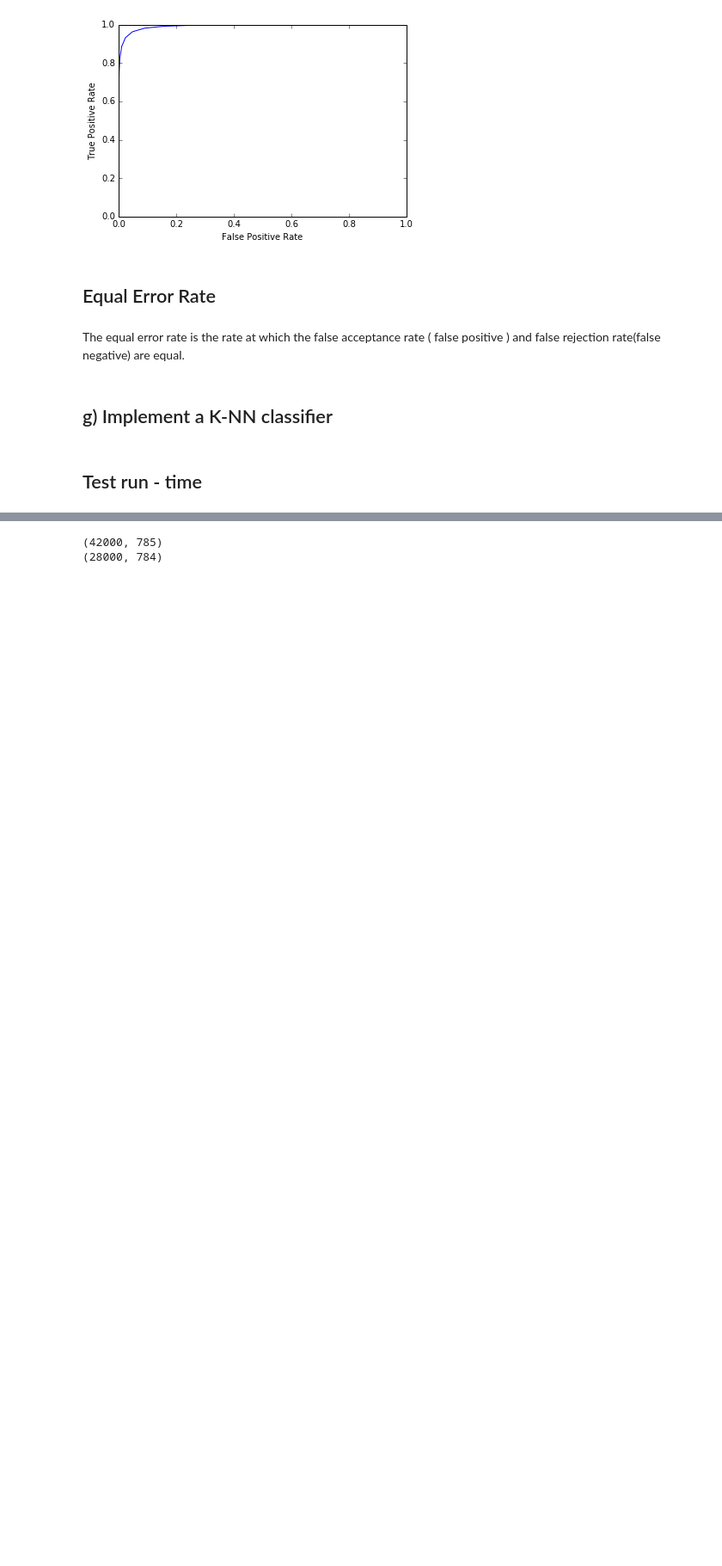
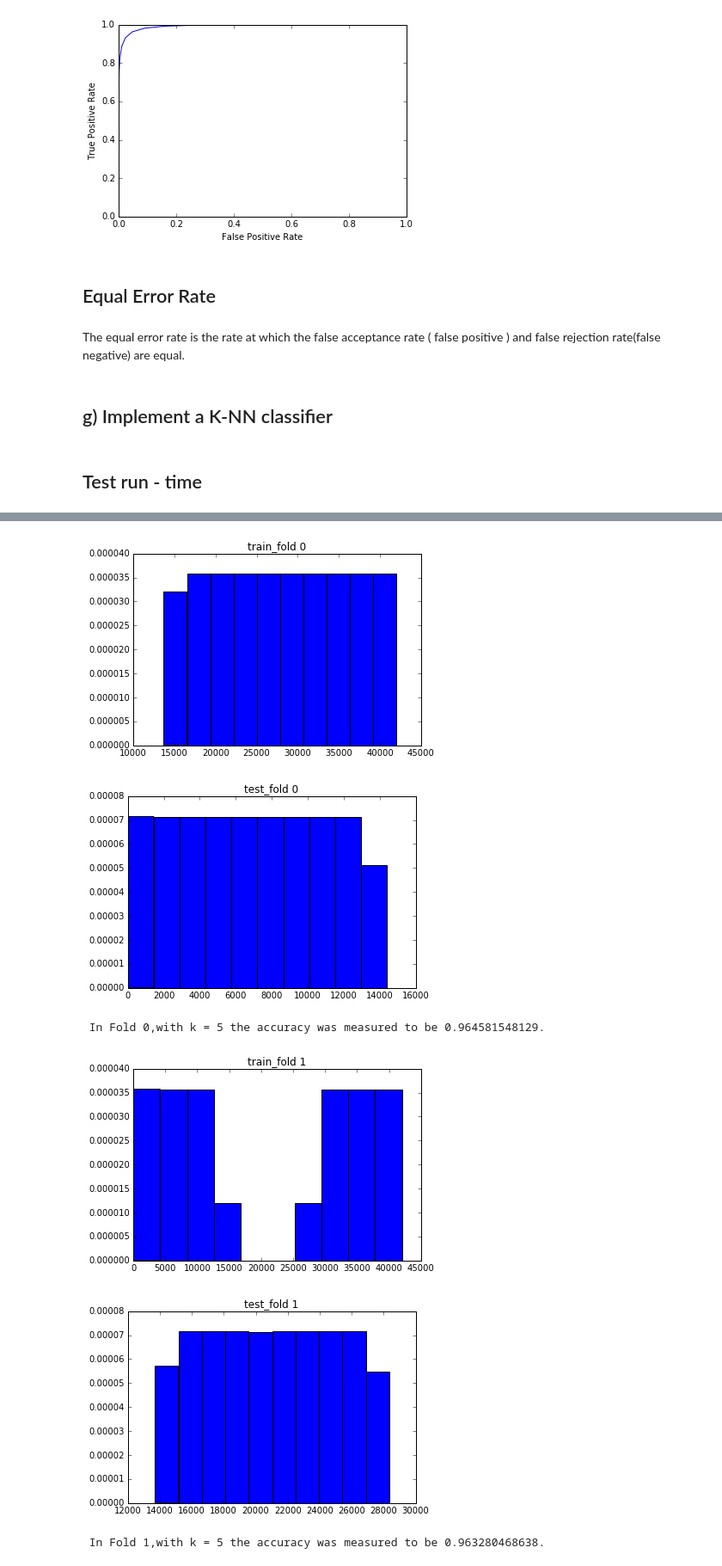
Before and after one commit to francescoperera/applied-machine-learning, a Jupyter notebook: lab1/CS 5789 - Lab 1.ipynb, the cells around one changed output, grey strips where cells are left out. Shown at 86% size. Drawn from its saved outputs; the diff is of its cells as text; code cells hidden in the pictures; blank space fills up the shorter version.

```diff
--- a/lab1/CS 5789 - Lab 1.ipynb
+++ b/lab1/CS 5789 - Lab 1.ipynb
@@ -335,6 +318,0 @@ print e
-# %%
-print dfTrain.shape
-print dfTest.shape
-# %% [output]
-(42000, 785)
-(28000, 784)
@@ -340,0 +373,15 @@ print dfTest.shape
+# %%
+time1=  datetime.datetime.now()
+optimalK = computeCrossValidation(dfTrain,5,11)
+time2 =  datetime.datetime.now()
+
+print time1
+print time2
+print optimalK
+# %% [output]
+[figure, added]
+[figure, added]
+ In Fold 0,with k = 5 the accuracy was measured to be 0.964581548129.
+[figure, added]
+[figure, added]
+ In Fold 1,with k = 5 the accuracy was measured to be 0.963280468638.
```
Also changed, not shown: parts of 14 cells of this notebook, 3 other files.
